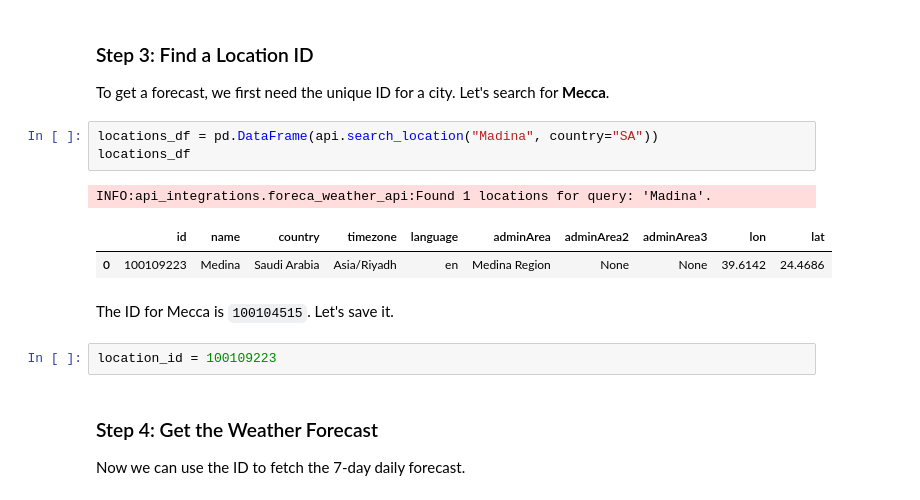
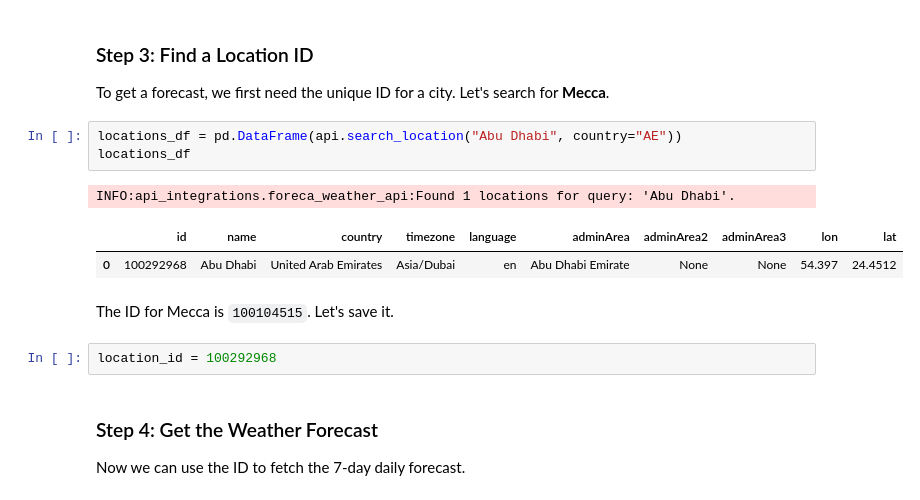
Before and after one commit to ammar-y62/ammar-learns-everything, a Jupyter notebook: data-science/weather_analysis/Weather_Analysis_Playground.ipynb, the cells around one changed output. Saved outputs shown, nothing was run; the diff lists cells and outputs as text.

Commit message:
Weather App updates

```diff
--- a/data-science/weather_analysis/Weather_Analysis_Playground.ipynb
+++ b/data-science/weather_analysis/Weather_Analysis_Playground.ipynb
@@ -42,16 +42,16 @@ INFO:api_integrations.foreca_weather_api:ForecaWeatherAPI initialized.
 
 To get a forecast, we first need the unique ID for a city. Let's search for **Mecca**.
 # %%
-locations_df = pd.DataFrame(api.search_location("Madina", country="SA"))
+locations_df = pd.DataFrame(api.search_location("Abu Dhabi", country="AE"))
 locations_df
 # %% [output]
-INFO:api_integrations.foreca_weather_api:Found 1 locations for query: 'Madina'.
+INFO:api_integrations.foreca_weather_api:Found 1 locations for query: 'Abu Dhabi'.
 |  | id | name | country | timezone | language | adminArea | adminArea2 | adminArea3 | lon | lat |
-| 0 | 100109223 | Medina | Saudi Arabia | Asia/Riyadh | en | Medina Region | None | None | 39.6142 | 24.4686 |
+| 0 | 100292968 | Abu Dhabi | United Arab Emirates | Asia/Dubai | en | Abu Dhabi Emirate | None | None | 54.397 | 24.4512 |
 # %% [markdown]
 The ID for Mecca is `100104515`. Let's save it.
 # %%
-location_id = 100109223
+location_id = 100292968
 # %% [markdown]
 ### Step 4: Get the Weather Forecast
 
```
Also changed, not shown: parts of 18 cells of this notebook, 5 other files.
